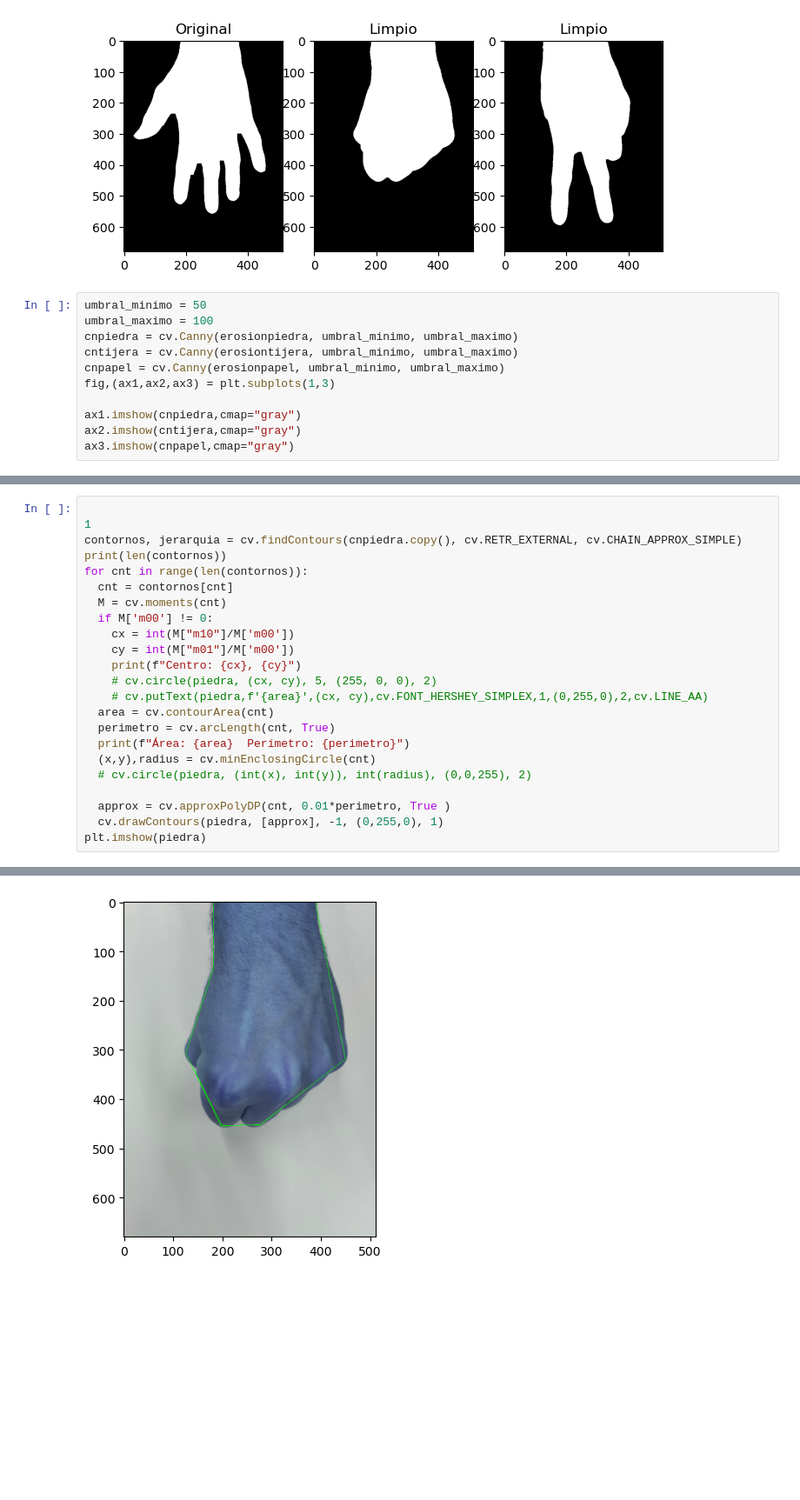
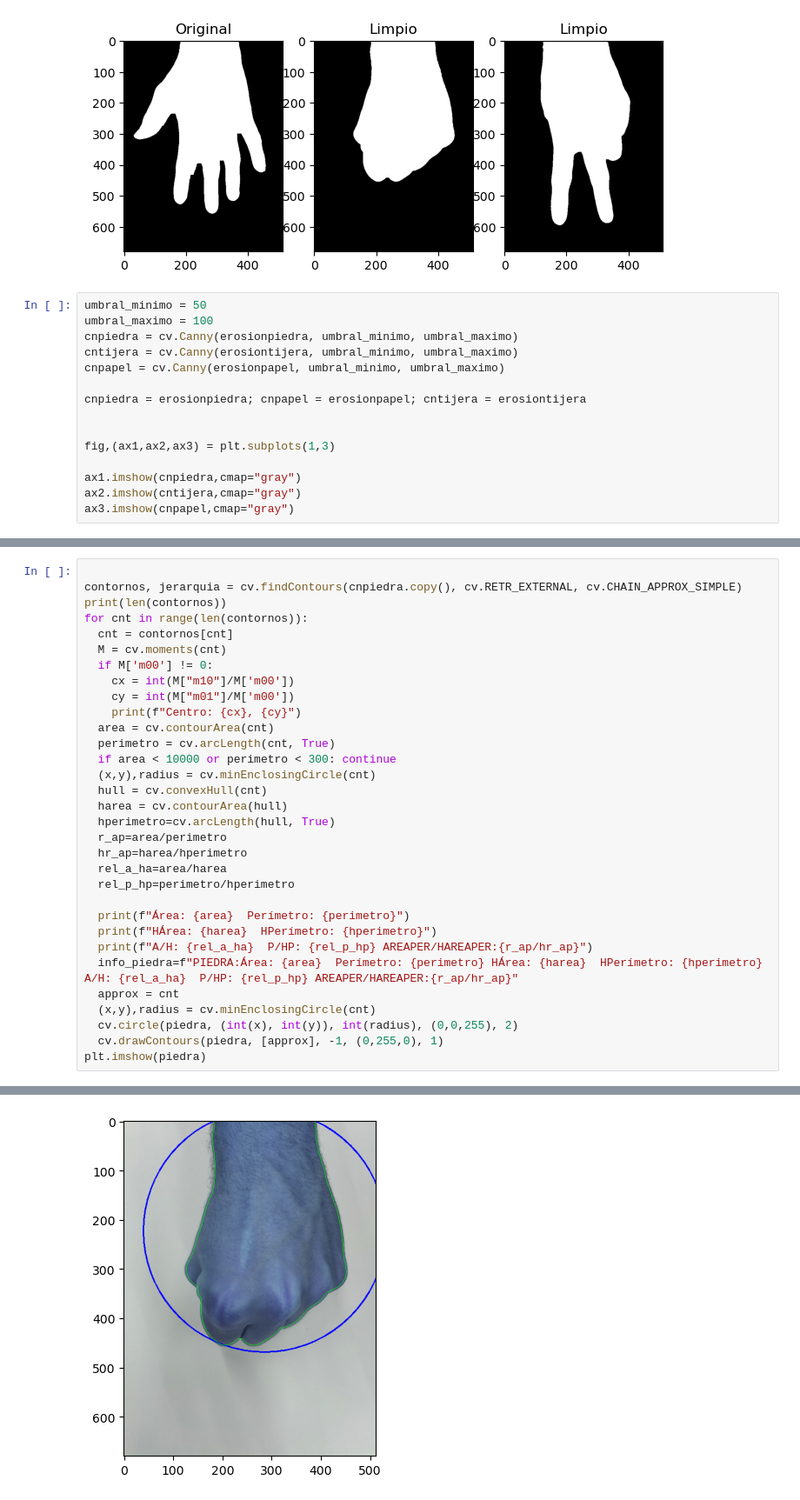
Before and after one commit to daferre01/BIGDATA-IA, a Jupyter notebook: IA/PROGRAMACION_DE_IA/Espacios_de_Color/piedrapapeltijera.ipynb, the cells around one changed output, grey strips where cells are left out. Shown at 87% size. Saved outputs shown, nothing was run; the diff lists cells and outputs as text; blank space fills up the shorter version.

```diff
--- a/IA/PROGRAMACION_DE_IA/Espacios_de_Color/piedrapapeltijera.ipynb
+++ b/IA/PROGRAMACION_DE_IA/Espacios_de_Color/piedrapapeltijera.ipynb
@@ -125,6 +125,10 @@ umbral_maximo = 100
 cnpiedra = cv.Canny(erosionpiedra, umbral_minimo, umbral_maximo)
 cntijera = cv.Canny(erosiontijera, umbral_minimo, umbral_maximo)
 cnpapel = cv.Canny(erosionpapel, umbral_minimo, umbral_maximo)
+
+cnpiedra = erosionpiedra; cnpapel = erosionpapel; cntijera = erosiontijera
+
+
 fig,(ax1,ax2,ax3) = plt.subplots(1,3)
 
 ax1.imshow(cnpiedra,cmap="gray")
@@ -136,6 +140,5 @@ ax3.imshow(cnpapel,cmap="gray")
 # %%
 
-1
 contornos, jerarquia = cv.findContours(cnpiedra.copy(), cv.RETR_EXTERNAL, cv.CHAIN_APPROX_SIMPLE)
 print(len(contornos))
 for cnt in range(len(contornos)):
@@ -145,15 +148,25 @@ for cnt in range(len(contornos)):
     cx = int(M["m10"]/M['m00'])
     cy = int(M["m01"]/M['m00'])
     print(f"Centro: {cx}, {cy}")
-    # cv.circle(piedra, (cx, cy), 5, (255, 0, 0), 2)
-    # cv.putText(piedra,f'{area}',(cx, cy),cv.FONT_HERSHEY_SIMPLEX,1,(0,255,0),2,cv.LINE_AA)
   area = cv.contourArea(cnt)
   perimetro = cv.arcLength(cnt, True)
+  if area < 10000 or perimetro < 300: continue
+  (x,y),radius = cv.minEnclosingCircle(cnt)
+  hull = cv.convexHull(cnt)
+  harea = cv.contourArea(hull)
+  hperimetro=cv.arcLength(hull, True)
+  r_ap=area/perimetro
+  hr_ap=harea/hperimetro
+  rel_a_ha=area/harea
+  rel_p_hp=perimetro/hperimetro
+
   print(f"Área: {area}  Perímetro: {perimetro}")
+  print(f"HÁrea: {harea}  HPerímetro: {hperimetro}")
+  print(f"A/H: {rel_a_ha}  P/HP: {rel_p_hp} AREAPER/HAREAPER:{r_ap/hr_ap}")
+  info_piedra=f"PIEDRA:Área: {area}  Perímetro: {perimetro} HÁrea: {harea}  HPerímetro: {hperimetro} A/H: {rel_a_ha}  P/HP: {rel_p_hp} AREAPER/HAREAPER:{r_ap/hr_ap}"
+  approx = cnt
   (x,y),radius = cv.minEnclosingCircle(cnt)
-  # cv.circle(piedra, (int(x), int(y)), int(radius), (0,0,255), 2)
-
-  approx = cv.approxPolyDP(cnt, 0.01*perimetro, True )
+  cv.circle(piedra, (int(x), int(y)), int(radius), (0,0,255), 2)
   cv.drawContours(piedra, [approx], -1, (0,255,0), 1)
 plt.imshow(piedra)
 # %% [output]
@@ -163,5 +178,5 @@ Centro: 298, 385
 <matplotlib.image.AxesImage at 0x...>
-[figure, old version]
+[figure, new version]
 # %%
 
 1
```
Also changed, not shown: parts of 5 cells of this notebook.
